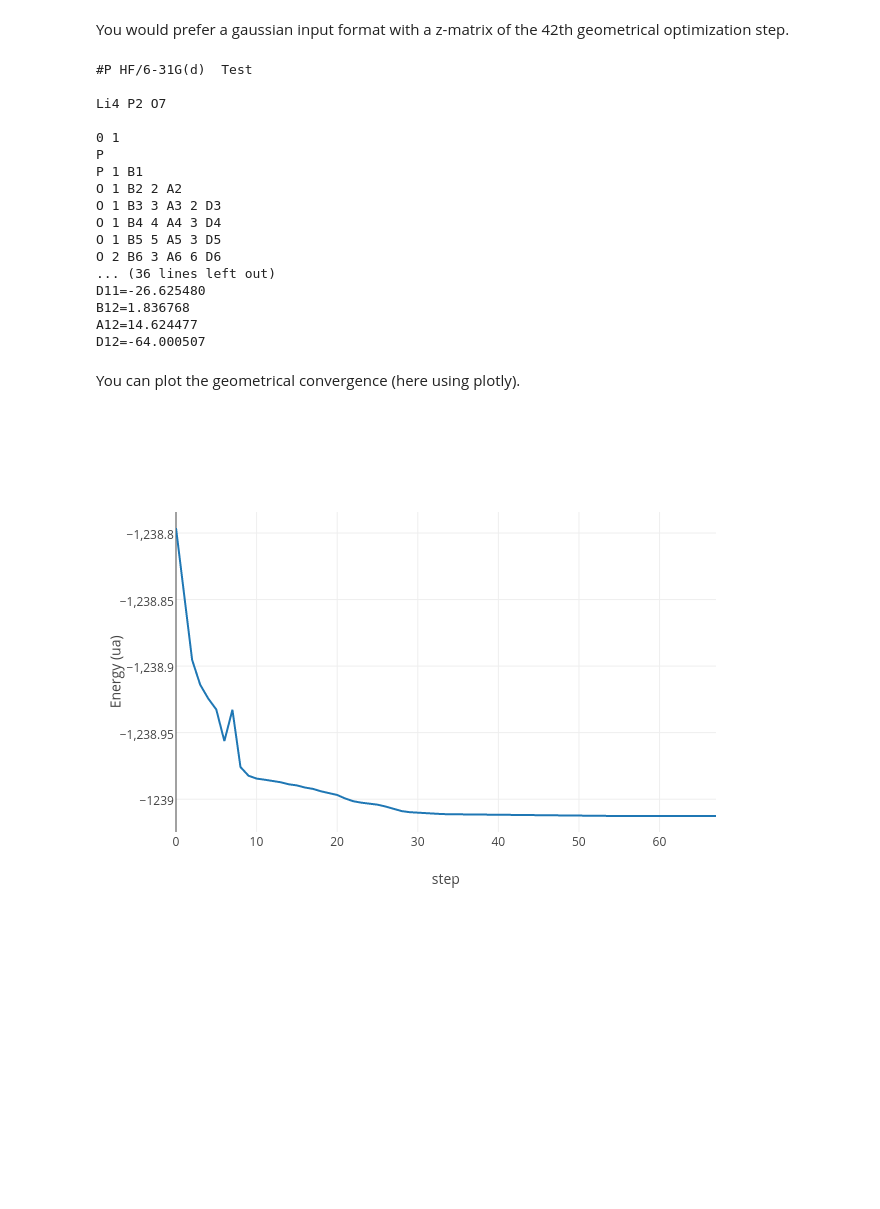
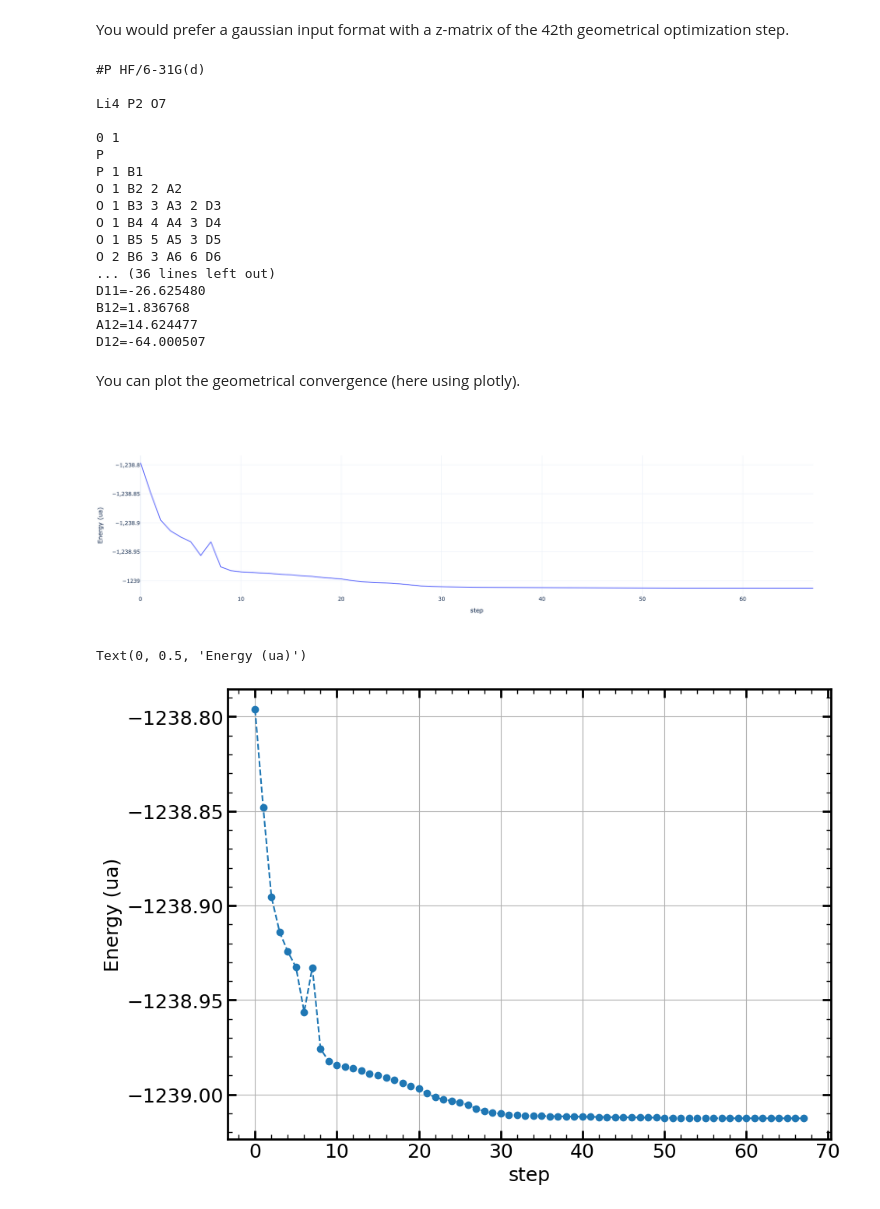
Before and after one commit to gVallverdu/cookbook, a Jupyter notebook: gaussian_pymatgen.ipynb, the cells around one changed output. Drawn from its saved outputs; the diff is of its cells as text; code cells hidden in the pictures; blank space fills up the shorter version.

````diff
--- a/gaussian_pymatgen.ipynb
+++ b/gaussian_pymatgen.ipynb
@@ -152,7 +155,7 @@ class GaussianOutput(builtins.object)
 # %% [markdown]
 Used the ```GaussianOutput``` class to read a Gaussian output file.
 # %%
-logfile = GaussianOutput("O3P-O-PO3/config_0123.log")
+logfile = GaussianOutput("data_nglview/config_0123.log")
 # %% [markdown]
 Is termination ```Normal``` ?
 # %%
@@ -206,7 +209,7 @@ You would prefer a gaussian input format with a z-matrix of the 42th geometrical
 # %%
 print(logfile.structures[41].to(fmt="gjf"))
 # %% [output]
-#P HF/6-31G(d)  Test
+#P HF/6-31G(d)
 
 Li4 P2 O7
 
@@ -230,11 +232,15 @@ import plotly.plotly as py
 import plotly.graph_objs as go
 # %%
-fig = go.Figure(
-    data=go.Data([
-        go.Scatter(x=[i for i in range(len(logfile.energies))], y=logfile.energies)
-    ]),
-    layout=go.Layout(xaxis=go.XAxis(title="step"), yaxis=go.YAxis(title="Energy (ua)"))
+fig = go.Figure([
+    go.Scatter(x=[i for i in range(len(logfile.energies))], y=logfile.energies)
+],
+    layout=go.Layout(
+        xaxis=dict(title="step"),
+        yaxis=dict(title="Energy (ua)"),
+        template="plotly_white",
+        height=500,
+    )
 )
-py.image.ishow(fig)
+fig.show()
 # %% [output]
-[figure, old version]
+[figure, new version]
@@ -240,0 +249,7 @@ py.image.ishow(fig)
+# %%
+plt.plot(logfile.energies, "o--")
+plt.xlabel("step")
+plt.ylabel("Energy (ua)")
+# %% [output]
+Text(0, 0.5, 'Energy (ua)')
+[figure, added]
````
Also changed, not shown: parts of 12 cells of this notebook, 7 other files.
